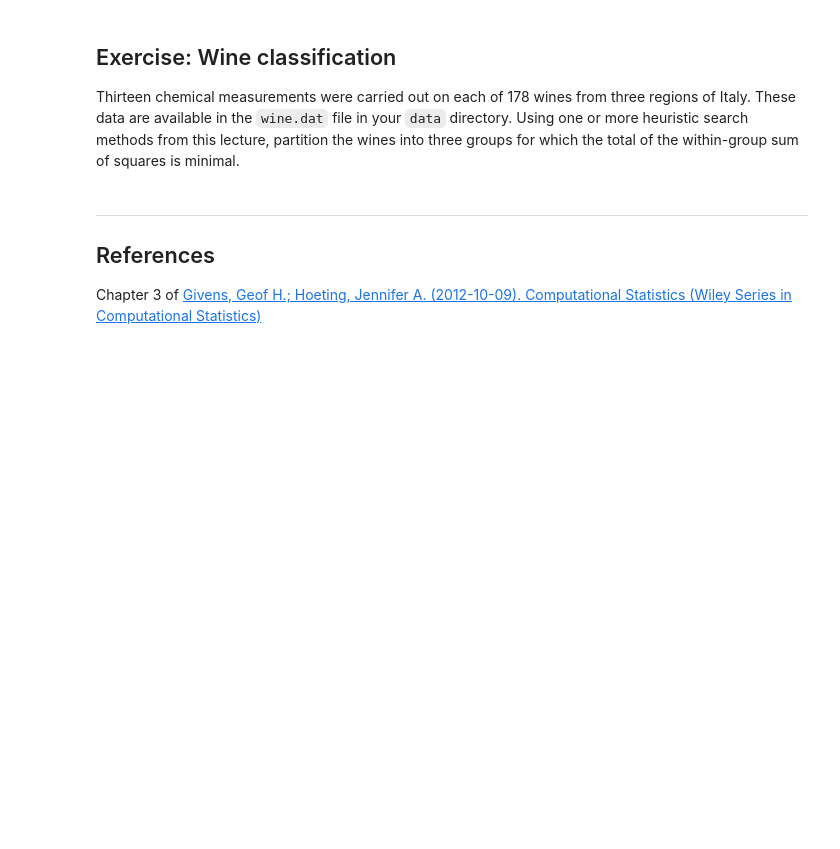
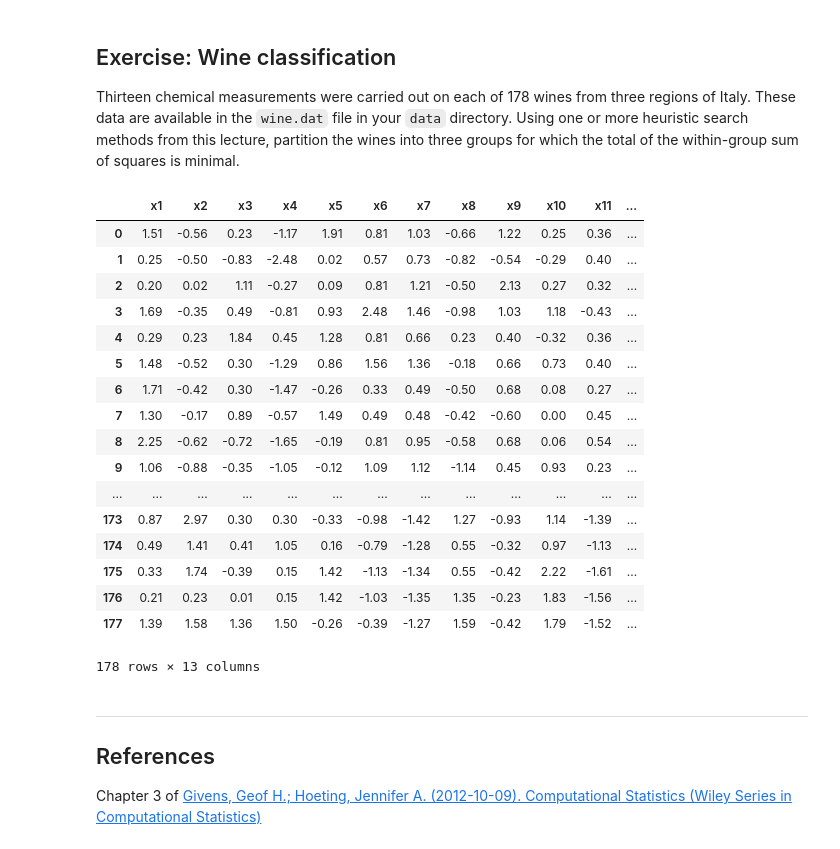
Before and after one commit to msenosain/Bios8366, a Jupyter notebook: notebooks/Section1_2-Combinatorial-Optimization.ipynb, the cells around one changed output. Cells and saved outputs as stored; diff of their text form; code cells hidden in the pictures; blank space fills up the shorter version.

```diff
--- a/notebooks/Section1_2-Combinatorial-Optimization.ipynb
+++ b/notebooks/Section1_2-Combinatorial-Optimization.ipynb
@@ -453,3 +493,24 @@ nrows, ncols = wine.shape
+# %%
+wine
+# %% [output]
+|  | x1 | x2 | x3 | x4 | x5 | x6 | x7 | x8 | x9 | x10 | x11 | ... |
+| 0 | 1.51 | -0.56 | 0.23 | -1.17 | 1.91 | 0.81 | 1.03 | -0.66 | 1.22 | 0.25 | 0.36 | ... |
+| 1 | 0.25 | -0.50 | -0.83 | -2.48 | 0.02 | 0.57 | 0.73 | -0.82 | -0.54 | -0.29 | 0.40 | ... |
+| 2 | 0.20 | 0.02 | 1.11 | -0.27 | 0.09 | 0.81 | 1.21 | -0.50 | 2.13 | 0.27 | 0.32 | ... |
+| 3 | 1.69 | -0.35 | 0.49 | -0.81 | 0.93 | 2.48 | 1.46 | -0.98 | 1.03 | 1.18 | -0.43 | ... |
+| 4 | 0.29 | 0.23 | 1.84 | 0.45 | 1.28 | 0.81 | 0.66 | 0.23 | 0.40 | -0.32 | 0.36 | ... |
+| 5 | 1.48 | -0.52 | 0.30 | -1.29 | 0.86 | 1.56 | 1.36 | -0.18 | 0.66 | 0.73 | 0.40 | ... |
+| 6 | 1.71 | -0.42 | 0.30 | -1.47 | -0.26 | 0.33 | 0.49 | -0.50 | 0.68 | 0.08 | 0.27 | ... |
+| 7 | 1.30 | -0.17 | 0.89 | -0.57 | 1.49 | 0.49 | 0.48 | -0.42 | -0.60 | 0.00 | 0.45 | ... |
+| 8 | 2.25 | -0.62 | -0.72 | -1.65 | -0.19 | 0.81 | 0.95 | -0.58 | 0.68 | 0.06 | 0.54 | ... |
+| 9 | 1.06 | -0.88 | -0.35 | -1.05 | -0.12 | 1.09 | 1.12 | -1.14 | 0.45 | 0.93 | 0.23 | ... |
+| ... | ... | ... | ... | ... | ... | ... | ... | ... | ... | ... | ... | ... |
+| 173 | 0.87 | 2.97 | 0.30 | 0.30 | -0.33 | -0.98 | -1.42 | 1.27 | -0.93 | 1.14 | -1.39 | ... |
+| 174 | 0.49 | 1.41 | 0.41 | 1.05 | 0.16 | -0.79 | -1.28 | 0.55 | -0.32 | 0.97 | -1.13 | ... |
+| 175 | 0.33 | 1.74 | -0.39 | 0.15 | 1.42 | -1.13 | -1.34 | 0.55 | -0.42 | 2.22 | -1.61 | ... |
+| 176 | 0.21 | 0.23 | 0.01 | 0.15 | 1.42 | -1.03 | -1.35 | 1.35 | -0.23 | 1.83 | -1.56 | ... |
+| 177 | 1.39 | 1.58 | 1.36 | 1.50 | -0.26 | -0.39 | -1.27 | 1.59 | -0.42 | 1.79 | -1.52 | ... |
+178 rows × 13 columns
 # %% [markdown]
 ---
 ## References
```
Also changed, not shown: parts of 13 cells of this notebook.
